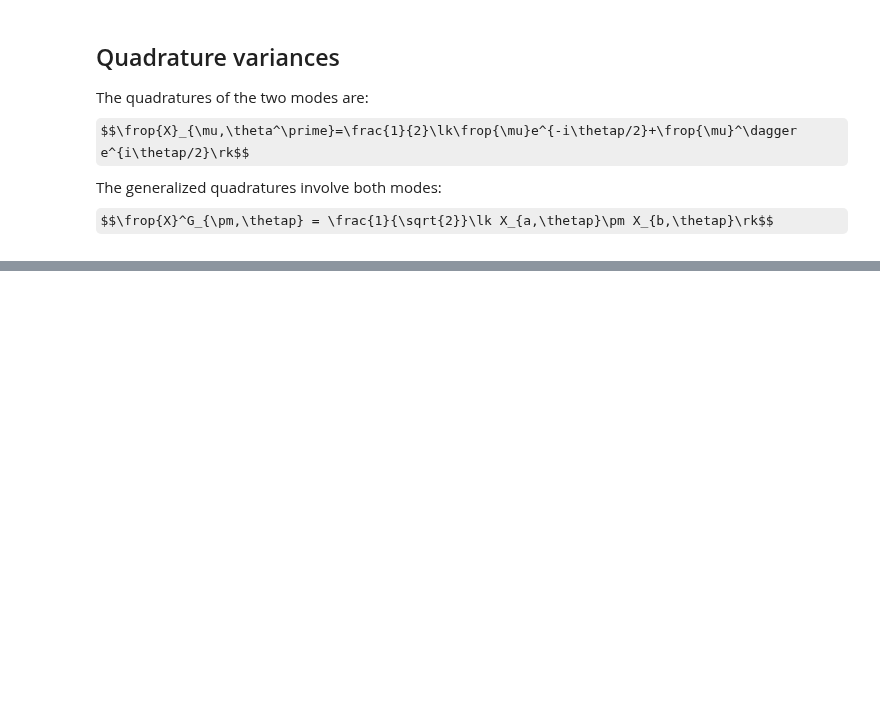
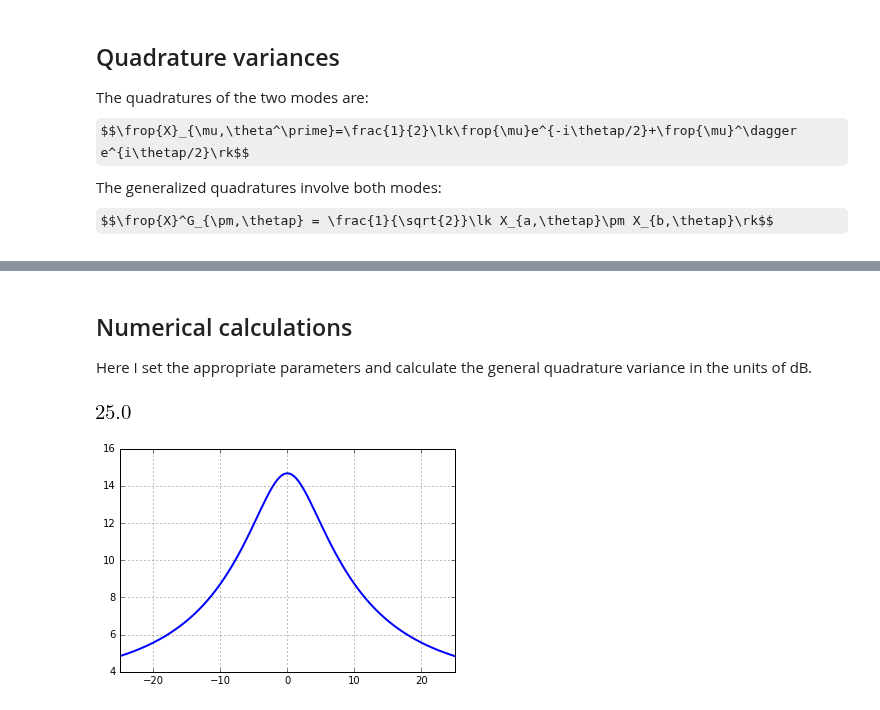
Before and after one commit to nemetniki/General-linear-model, a Jupyter notebook: NDPA.ipynb, the cells around one changed output, grey strips where cells are left out. Cells and saved outputs as stored; diff of their text form; code cells hidden in the pictures; some formulas as TeX source; blank space fills up the shorter version.

Commit message:
I added a section for the numerical evaluation of the general quadrature variance.

```diff
--- a/NDPA.ipynb
+++ b/NDPA.ipynb
@@ -137,0 +170,63 @@ factor(XG)
+# %% [markdown]
+## Numerical calculations
+
+Here I set the appropriate parameters and calculate the general quadrature variance in the units of dB.
+# %%
+%matplotlib inline
+import numpy as np
+from pylab import *
+import matplotlib.pyplot as pl
+
+Dela,Delb,ra,rb = symbols('\Delta_a \Delta_b r_a r_b')
+
+kapa=20*pi
+Dela=0
+ra=0.5
+ta=0
+phia=0
+La=0
+kapb=20*pi
+Delb=0
+rb=0.5
+tb=0
+phib=0
+Lb=0
+eps=10*pi
+thetap=0
+nu = (np.arange(10000)/10000*50-25)*2*pi
+kap2a = kapa * ra
+kap2b = kapb * rb
+kap1a = kapa * (1-ra)
+kap1b = kapb * (1-rb)
+ka = 2*sqrt(ra*(1-ra)*(1-La))*kapa
+kb = 2*sqrt(rb*(1-rb)*(1-Lb))*kapb
+dma = kapa+1j*(nu-Dela)-ka*np.exp(1j*(nu*ta-phia))
+dmb = kapb+1j*(nu-Delb)-kb*np.exp(1j*(nu*tb-phib))
+dpa = kapa+1j*(nu+Dela)-ka*np.exp(1j*(nu*ta+phia))
+dpb = kapb+1j*(nu+Delb)-kb*np.exp(1j*(nu*tb+phib))
+Lab = abs(eps)**2-dpa*dmb
+Lba = abs(eps)**2-dpb*dma
+alpha = 1/sqrt(2*kap2a)*(2*kap1a+ka*exp(1j*(nu*ta+phia)))
+beta = 1/sqrt(2*kap2b)*(2*kap1b+kb*exp(1j*(nu*tb+phib)))
+Da = Lab + 2*sqrt(kapa*kap2a)*dmb
+Db = Lba + 2*sqrt(kapb*kap2b)*dma
+Mpa = Da/sqrt(2*kapa)*exp(-1j*thetap/2)+sqrt(2*kap2b)*conjugate(eps)*np.exp(1j*thetap/2)
+Mpb = Db/sqrt(2*kapb)*exp(-1j*thetap/2)+sqrt(2*kap2a)*conjugate(eps)*exp(1j*thetap/2)
+XXG = 1/2/(abs(Lab)**2)*(abs(Mpa)**2*(abs(alpha)**2+2*kap2a*La)+abs(Mpb)**2*(abs(beta)**2+2*kap2b*Lb))
+
+#par = {kapa:20*pi.evalf(), Dela:0, ra:0.5, ta:0, phia:0, La:0,\
+#       kapb:20*pi.evalf(), Delb:0, rb:0.5, tb:0, phib:0, Lb:0,\
+#       eps:10*pi.evalf(), thetap:pi.evalf()}
+
+Sout = 10*np.log10(XXG)
+#sth = XXG.subs(par)
+#sth2 = 10*log(sth)/log(10)
+#f = lambdify(nu, sth2.evalf(), "numpy")
+#pl.plot(nup,f(nup))
+pl.plot(nu/2/pi,Sout,linewidth=2.0)
+pl.grid(True)
+pl.xlim(-25,25)
+w
+# %% [output]
+[figure, added]
+[figure, added]
```
Also changed, not shown: parts of 7 cells of this notebook.
